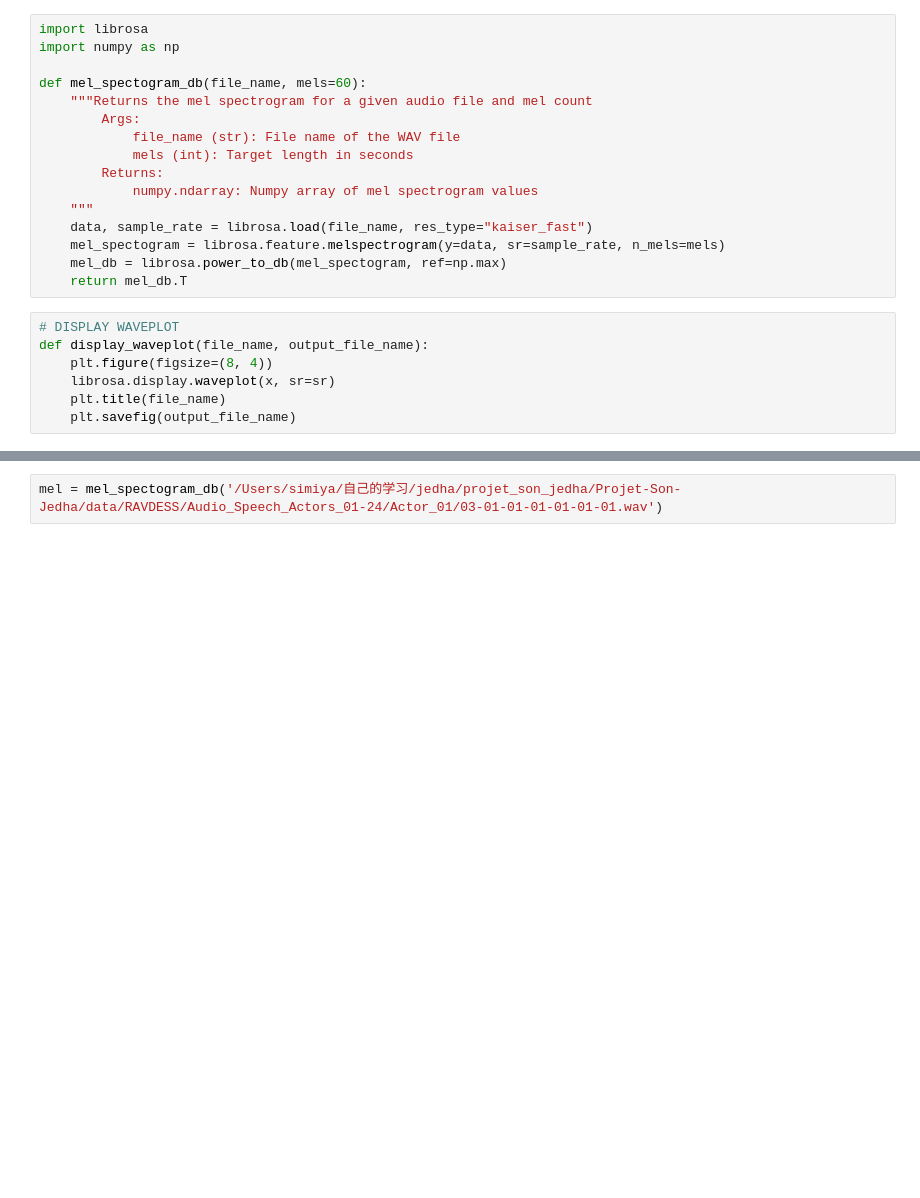
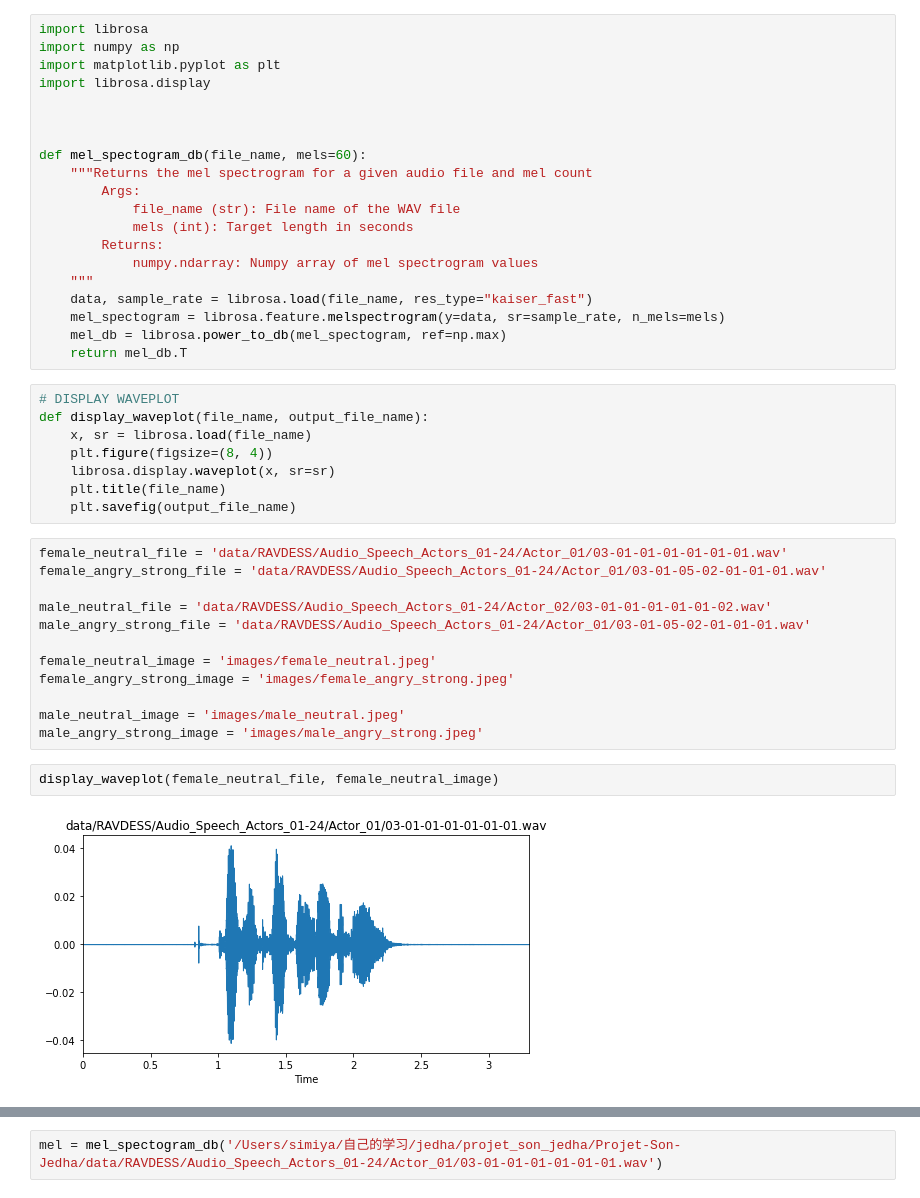
Before and after one commit to simiya/Projet-Son-Jedha, a Jupyter notebook: explore.ipynb, the cells around one changed output, grey strips where cells are left out. Cells and saved outputs as stored; diff of their text form; blank space fills up the shorter version.

Commit message:
modification on images generation

```diff
--- a/explore.ipynb
+++ b/explore.ipynb
@@ -1,6 +1,10 @@
 # %%
 import librosa
 import numpy as np
+import matplotlib.pyplot as plt
+import librosa.display
+
+
 
 def mel_spectogram_db(file_name, mels=60):
     """Returns the mel spectrogram for a given audio file and mel count
@@ -17,7 +21,24 @@ def mel_spectogram_db(file_name, mels=60):
 # %%
 # DISPLAY WAVEPLOT
 def display_waveplot(file_name, output_file_name):
+    x, sr = librosa.load(file_name)
     plt.figure(figsize=(8, 4))
     librosa.display.waveplot(x, sr=sr)
     plt.title(file_name)
     plt.savefig(output_file_name)
+# %%
+female_neutral_file = 'data/RAVDESS/Audio_Speech_Actors_01-24/Actor_01/03-01-01-01-01-01-01.wav'
+female_angry_strong_file = 'data/RAVDESS/Audio_Speech_Actors_01-24/Actor_01/03-01-05-02-01-01-01.wav'
+
+male_neutral_file = 'data/RAVDESS/Audio_Speech_Actors_01-24/Actor_02/03-01-01-01-01-01-02.wav'
+male_angry_strong_file = 'data/RAVDESS/Audio_Speech_Actors_01-24/Actor_01/03-01-05-02-01-01-01.wav'
+
+female_neutral_image = 'images/female_neutral.jpeg'
+female_angry_strong_image = 'images/female_angry_strong.jpeg'
+
+male_neutral_image = 'images/male_neutral.jpeg'
+male_angry_strong_image = 'images/male_angry_strong.jpeg'
+# %%
+display_waveplot(female_neutral_file, female_neutral_image)
+# %% [output]
+[figure, added]
```
Also changed, not shown: parts of 2 cells of this notebook.
